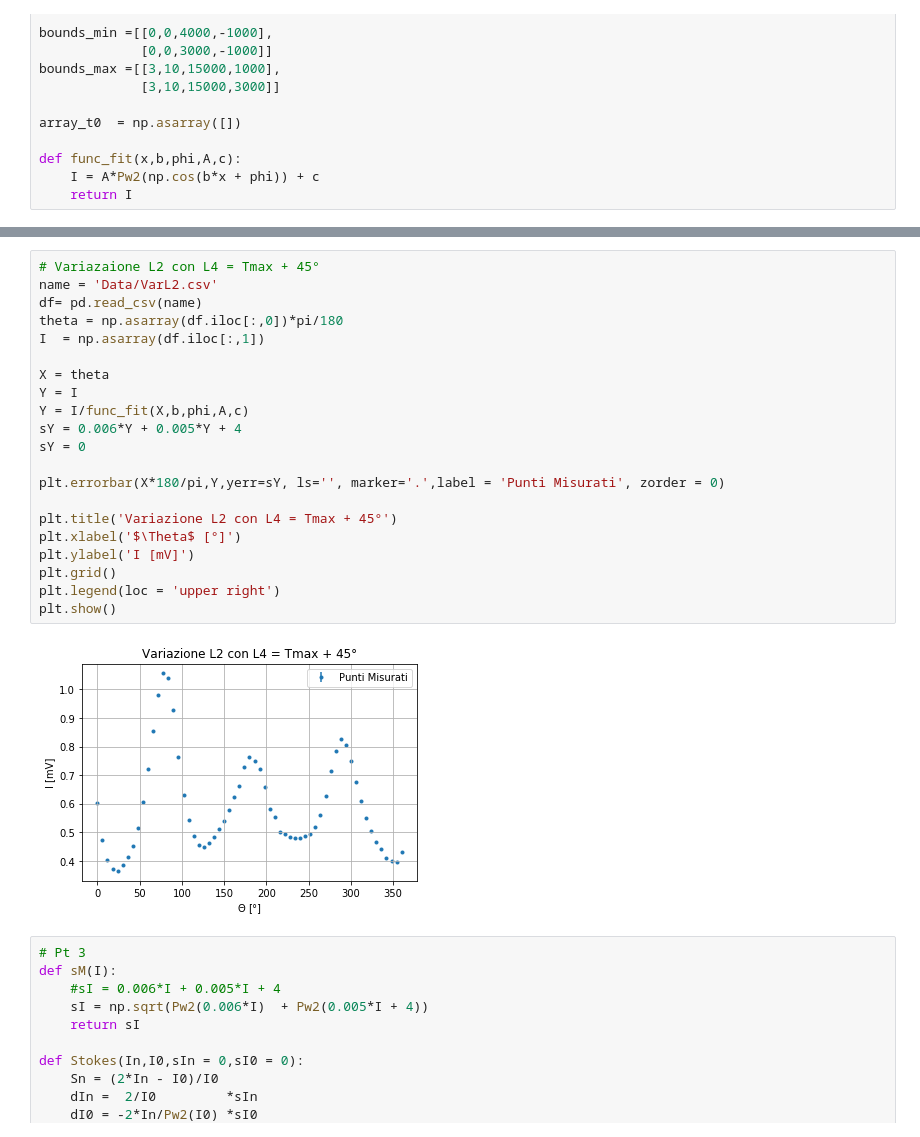
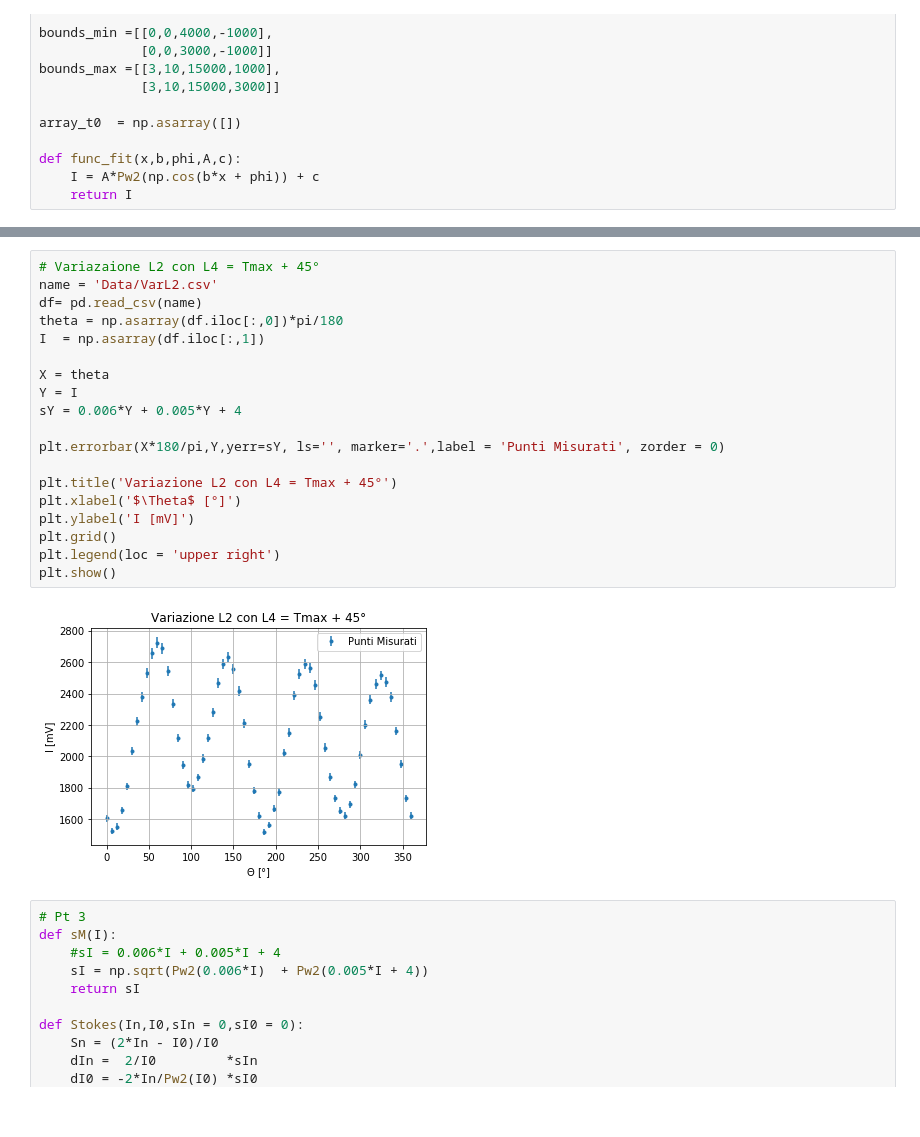
Before and after one commit to Kevin222-hub/Lab_reports, a Jupyter notebook: Ottica_3/Main.ipynb, the cells around one changed output, grey strips where cells are left out. Drawn from its saved outputs; the diff is of its cells as text.

```diff
--- a/Ottica_3/Main.ipynb
+++ b/Ottica_3/Main.ipynb
@@ -109,26 +100,24 @@ Results
 # %%
 # Variazaione L2 con L4 = Tmax + 45°
 name = 'Data/VarL2.csv'
 df= pd.read_csv(name)
 theta = np.asarray(df.iloc[:,0])*pi/180
 I  = np.asarray(df.iloc[:,1])
 
 X = theta
 Y = I
-Y = I/func_fit(X,b,phi,A,c)
 sY = 0.006*Y + 0.005*Y + 4
-sY = 0
 
 plt.errorbar(X*180/pi,Y,yerr=sY, ls='', marker='.',label = 'Punti Misurati', zorder = 0)
 
 plt.title('Variazione L2 con L4 = Tmax + 45°')
 plt.xlabel('$\Theta$ [°]')
 plt.ylabel('I [mV]')
 plt.grid()
 plt.legend(loc = 'upper right')
 plt.show()
 # %% [output]
-[figure, old version]
+[figure, new version]
 # %%
 # Pt 3
 def sM(I):
```
Also changed, not shown: parts of 2 cells of this notebook.
